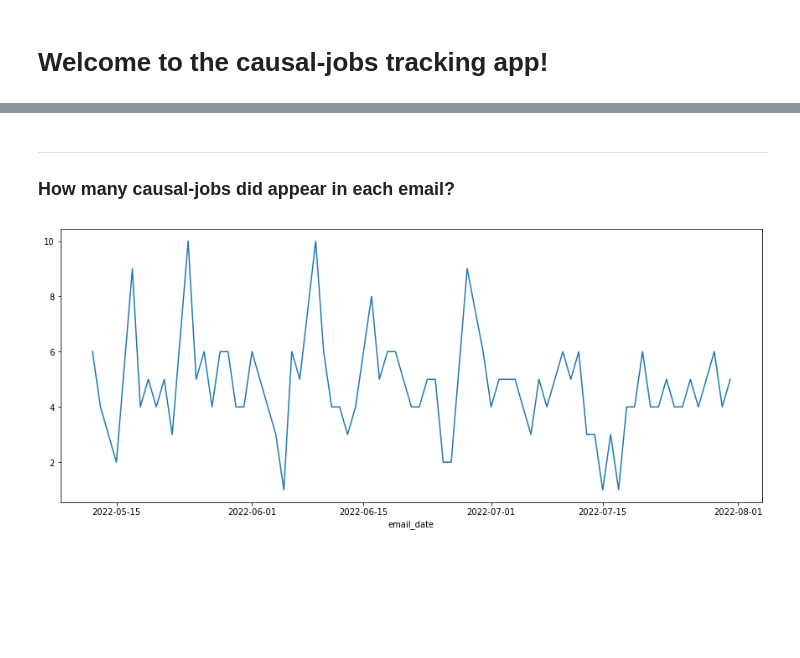
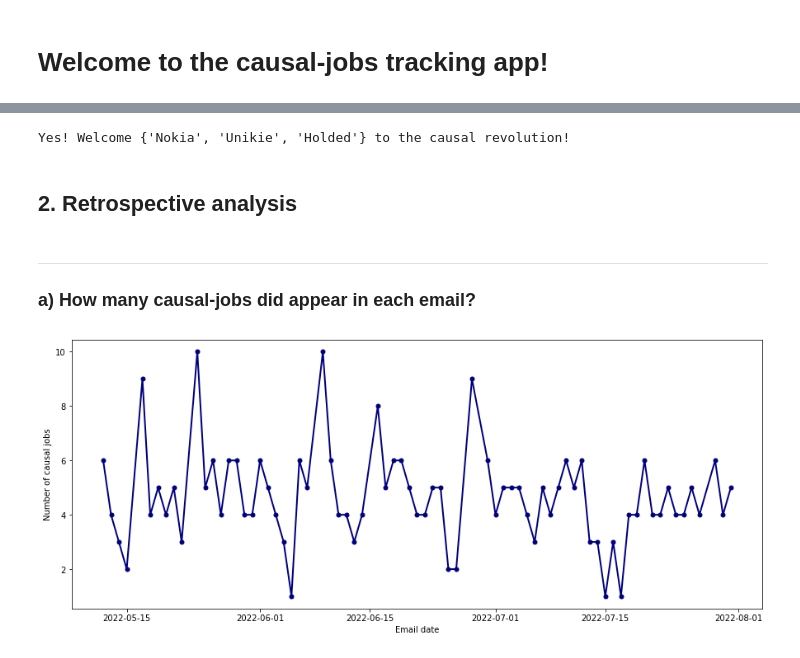
Before and after one commit to ggiannarakis/causal-jobs, a Jupyter notebook: Analysis.ipynb, the cells around one changed output, grey strips where cells are left out. Saved outputs shown, nothing was run; the diff lists cells and outputs as text; code cells hidden in the pictures; blank space fills up the shorter version.

Commit message:
restructured analysis notebook

```diff
--- a/Analysis.ipynb
+++ b/Analysis.ipynb
@@ -54,13 +109,25 @@ Code can be found at https://github.com/ggiannarakis/causal-jobs
+# %%
+# if there are such companies, welcome them to the causal revolution!
+if len(new_companies) != 0:
+    print('Yes! Welcome {} to the causal revolution!'.format(new_companies))
+else:
+    print('No :( There weren\'t any companies not seen before in yesterdays causal jobs!')
+# %% [output]
+Yes! Welcome {'Nokia', 'Unikie', 'Holded'} to the causal revolution!
+# %% [markdown]
+## 2. Retrospective analysis
 # %% [markdown]
 ---
 
-### How many causal-jobs did appear in each email?
+### a) How many causal-jobs did appear in each email?
 # %%
 # how many jobs did we get per email?
 daily_jobs = df.groupby('email_date').size()
-daily_jobs.plot(figsize=(15,6));
+ax = daily_jobs.plot(figsize=(15,6), lw=2, colormap='jet', marker='.', markersize=10);
+ax.set_xlabel("Email date");
+ax.set_ylabel("Number of causal jobs");
 # %% [output]
-[figure, old version]
+[figure, new version]
 # %%
 # the most causal countries are as follows:
 # df.groupby('country').size().sort_values(ascending=False).plot.bar(figsize=(15,4));
```
Also changed, not shown: parts of 23 cells of this notebook.
